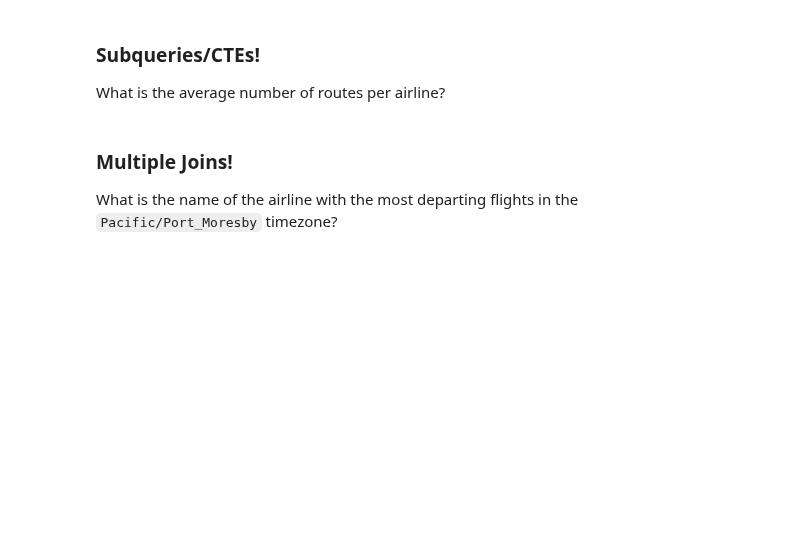
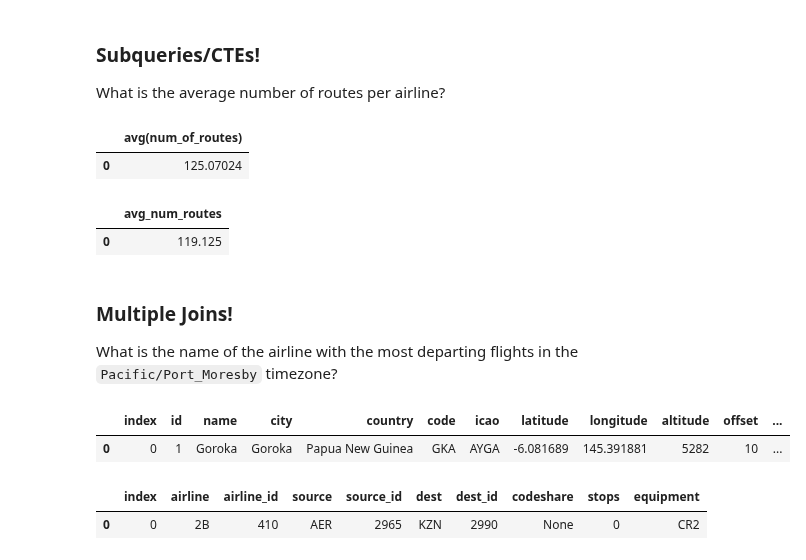
Before and after one commit to ZachRauch/DS-Live-022122, a Jupyter notebook: Phase2/warmups/sql_warmup.ipynb, the cells around one changed output. Drawn from its saved outputs; the diff is of its cells as text; code cells hidden in the pictures; blank space fills up the shorter version.

```diff
--- a/Phase2/warmups/sql_warmup.ipynb
+++ b/Phase2/warmups/sql_warmup.ipynb
@@ -266,3 +266,42 @@ LIMIT 1
 ### Subqueries/CTEs!
 
 What is the average number of routes per airline?
+# %%
+# Saad
+pd.read_sql("""
+
+SELECT
+    avg(num_of_routes)
+FROM
+    (
+    Select *, count() as num_of_routes
+
+    From routes
+    group by airline_id
+
+    )
+
+""", con)
+# %% [output]
+|  | avg(num_of_routes) |
+| 0 | 125.07024 |
+# %%
+## Greg and Marshall
+pd.read_sql("""
+WITH avg_routes AS (
+    SELECT
+        airline, airline_id, COUNT() as num_routes
+    FROM
+        routes
+    GROUP BY
+        airline
+)
+SELECT
+    AVG(num_routes) AS avg_num_routes
+FROM
+    avg_routes
+
+""", con)
+# %% [output]
+|  | avg_num_routes |
+| 0 | 119.125 |
@@ -270,3 +311,31 @@ What is the average number of routes per airline?
 ### Multiple Joins!
 
 What is the name of the airline with the most departing flights in the `Pacific/Port_Moresby` timezone?
+# %%
+pd.read_sql("""
+
+SELECT
+    *
+FROM
+    airports
+
+limit 1
+
+""", con)
+# %% [output]
+|  | index | id | name | city | country | code | icao | latitude | longitude | altitude | offset | ... |
+| 0 | 0 | 1 | Goroka | Goroka | Papua New Guinea | GKA | AYGA | -6.081689 | 145.391881 | 5282 | 10 | ... |
+# %%
+pd.read_sql("""
+
+SELECT
+    *
+FROM
+    routes
+
+limit 1
+
+""", con)
+# %% [output]
+|  | index | airline | airline_id | source | source_id | dest | dest_id | codeshare | stops | equipment |
+| 0 | 0 | 2B | 410 | AER | 2965 | KZN | 2990 | None | 0 | CR2 |
```
Also changed, not shown: parts of 5 cells of this notebook.
